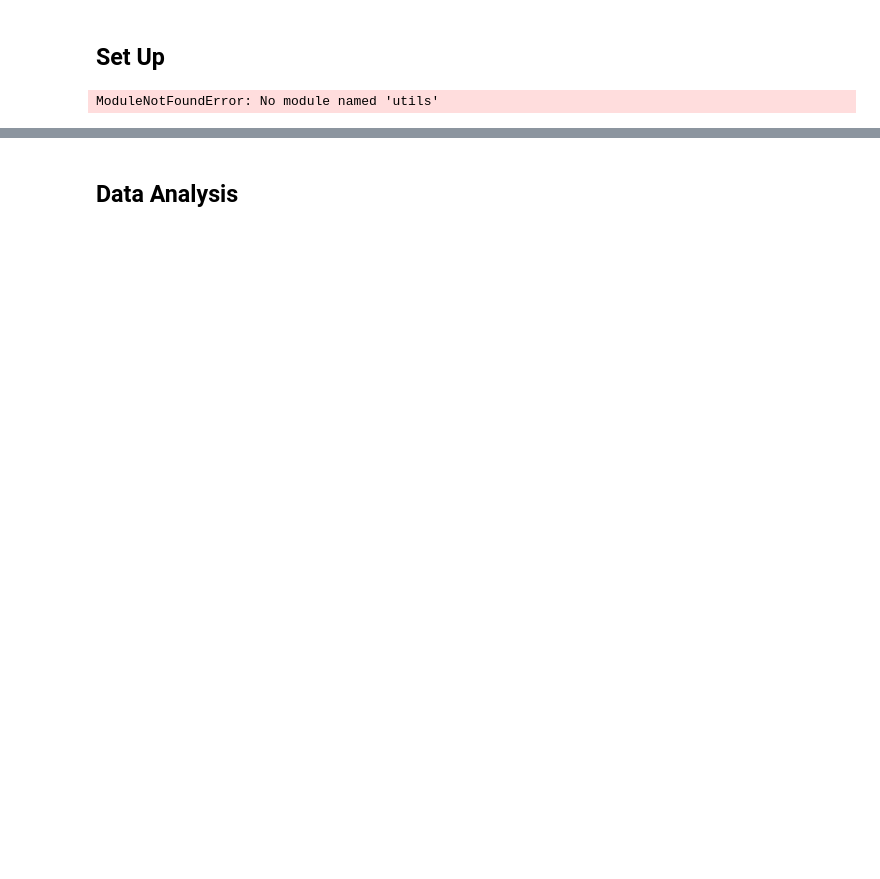
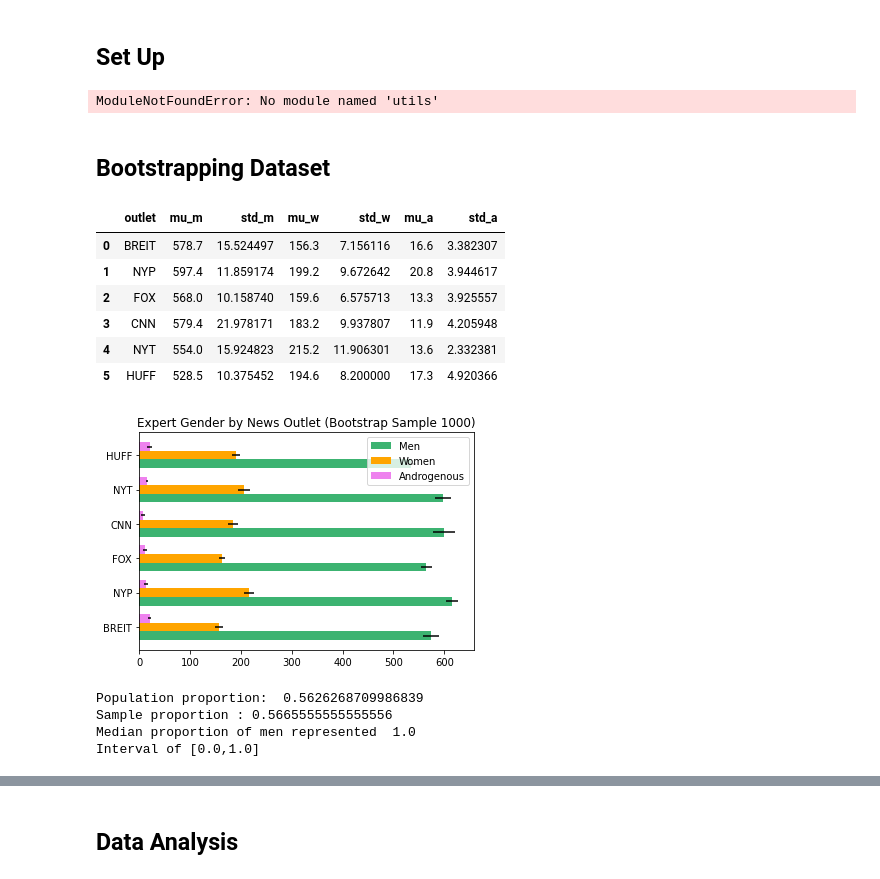
Before and after one commit to rebedorn/macro2, a Jupyter notebook: compare.ipynb, the cells around one changed output, grey strips where cells are left out. Cells and saved outputs as stored; diff of their text form; code cells hidden in the pictures; blank space fills up the shorter version.

```diff
--- a/compare.ipynb
+++ b/compare.ipynb
@@ -733,3 +733,5 @@ def plot_unique_bygender(df,label = 'Unique by Gender',path = 'default'):
         plt.savefig(path)
     plt.show()
     return (df2, past)
+# %% [markdown]
+## Bootstrapping Dataset
@@ -735,0 +785,46 @@ def plot_unique_bygender(df,label = 'Unique by Gender',path = 'default'):
+# %%
+x = ["BREIT","NYP","FOX","CNN","NYT","HUFF"]
+toplot = pd.DataFrame()
+for label in x:
+    df_slice = whole_qse_bs[whole_qse_bs.outlet == label]
+    toplot = toplot.append(pd.DataFrame([[df_slice["male_t"].sum(), df_slice["female_t"].sum(), df_slice["andy_t"].sum()]]))
+toplot.columns = ['Men', 'Women', 'Androgenous']
+plt.barh(np.arange(6) - .25,toplot.Men,.25,color='mediumseagreen',label='Men',xerr = stat_whole['std_m'])
+plt.barh(np.arange(6),toplot.Women,.25,color='orange',label='Women', xerr=stat_whole['std_w'])
+plt.barh(np.arange(6) + .25, toplot.Androgenous,.25, color='violet',label='Androgenous',xerr = stat_whole['std_a'])
+plt.yticks(np.arange(6),x)
+plt.legend()
+plt.title("Expert Gender by News Outlet (Bootstrap Sample 1000)")
+stat_whole
+# %% [output]
+|  | outlet | mu_m | std_m | mu_w | std_w | mu_a | std_a |
+| 0 | BREIT | 578.7 | 15.524497 | 156.3 | 7.156116 | 16.6 | 3.382307 |
+| 1 | NYP | 597.4 | 11.859174 | 199.2 | 9.672642 | 20.8 | 3.944617 |
+| 2 | FOX | 568.0 | 10.158740 | 159.6 | 6.575713 | 13.3 | 3.925557 |
+| 3 | CNN | 579.4 | 21.978171 | 183.2 | 9.937807 | 11.9 | 4.205948 |
+| 4 | NYT | 554.0 | 15.924823 | 215.2 | 11.906301 | 13.6 | 2.332381 |
+| 5 | HUFF | 528.5 | 10.375452 | 194.6 | 8.200000 | 17.3 | 4.920366 |
+[figure, added]
+# %%
+# compute sample and population proportions
+pop_prop = whole_qse[whole_qse.male_t > 0].shape[0] / whole_qse.shape[0]
+sample_prop =  whole_qse_bs[ whole_qse_bs.male_t > 0].shape[0] /  whole_qse_bs.shape[0]
+print("Population proportion: ",pop_prop)
+print("Sample proportion :",sample_prop)
+
+# compute statistic per-row
+whole_qse_bs['stat'] = whole_qse_bs.loc[:,['male_t']].sum(axis=1) / whole_qse_bs.loc[:,['male_t','female_t','andy_t']].sum(axis=1)
+whole_qse_bs['stat'] = whole_qse_bs['stat'].fillna(0)
+
+# 95% confidence interval
+median = np.percentile(whole_qse_bs['stat'], 50)
+print("Median proportion of men represented ",median)
+alpha = .05
+lower_ci = np.percentile(whole_qse_bs['stat'], alpha/2)
+upper_ci = np.percentile(whole_qse_bs['stat'], 100 - alpha/2)
+print("Interval of ["+str(lower_ci)+"," +str(upper_ci)+"]")
+# %% [output]
+Population proportion:  0.5626268709986839
+Sample proportion : 0.5665555555555556
+Median proportion of men represented  1.0
+Interval of [0.0,1.0]
```
Also changed, not shown: parts of 17 cells of this notebook.
